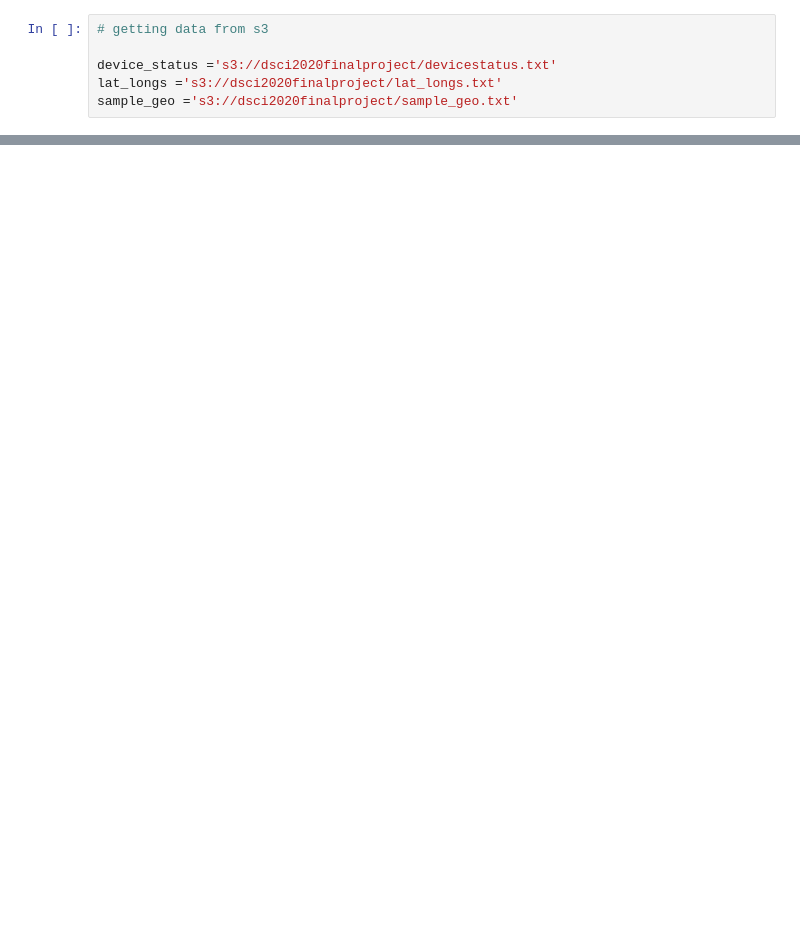
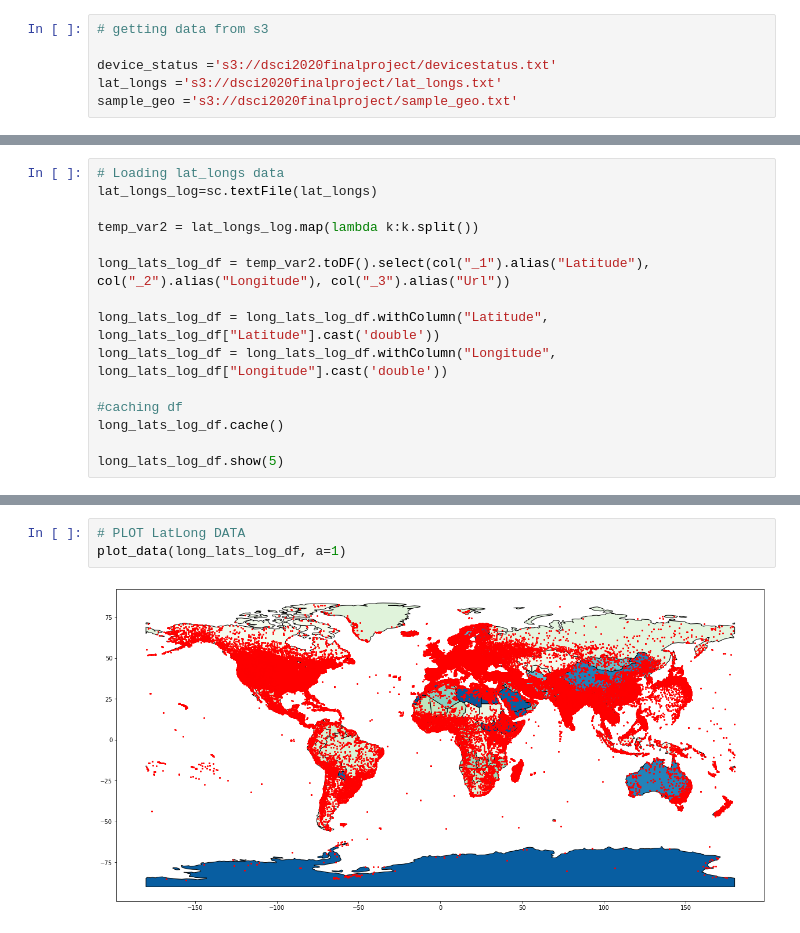
Before and after one commit to asheshbyanju/geo_location_clustering, a Jupyter notebook: geo location clustering.ipynb, the cells around one changed output, grey strips where cells are left out. Cells and saved outputs as stored; diff of their text form; blank space fills up the shorter version.

```diff
--- a/geo location clustering.ipynb
+++ b/geo location clustering.ipynb
@@ -333,0 +96,15 @@ NameError: name 'geopandas' is not defined
+# %%
+# Loading lat_longs data
+lat_longs_log=sc.textFile(lat_longs)
+
+temp_var2 = lat_longs_log.map(lambda k:k.split())
+
+long_lats_log_df = temp_var2.toDF().select(col("_1").alias("Latitude"), col("_2").alias("Longitude"), col("_3").alias("Url"))
+
+long_lats_log_df = long_lats_log_df.withColumn("Latitude", long_lats_log_df["Latitude"].cast('double'))
+long_lats_log_df = long_lats_log_df.withColumn("Longitude", long_lats_log_df["Longitude"].cast('double'))
+
+#caching df
+long_lats_log_df.cache()
+
+long_lats_log_df.show(5)
@@ -333,0 +156,5 @@ NameError: name 'geopandas' is not defined
+# %%
+# PLOT LatLong DATA
+plot_data(long_lats_log_df, a=1)
+# %% [output]
+[figure, added]
```
Also changed, not shown: parts of 38 cells of this notebook.
